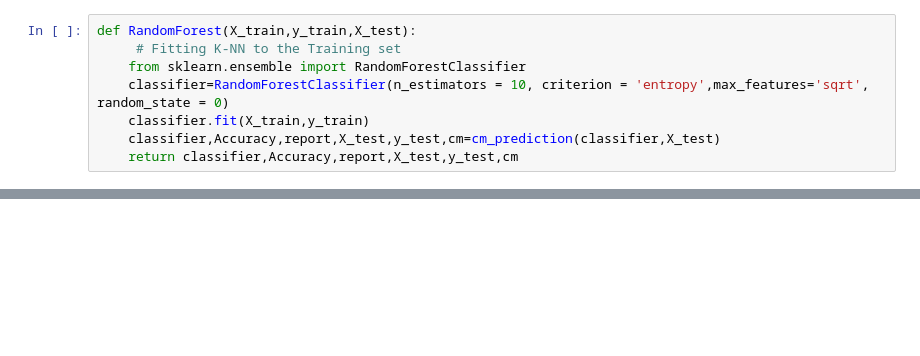
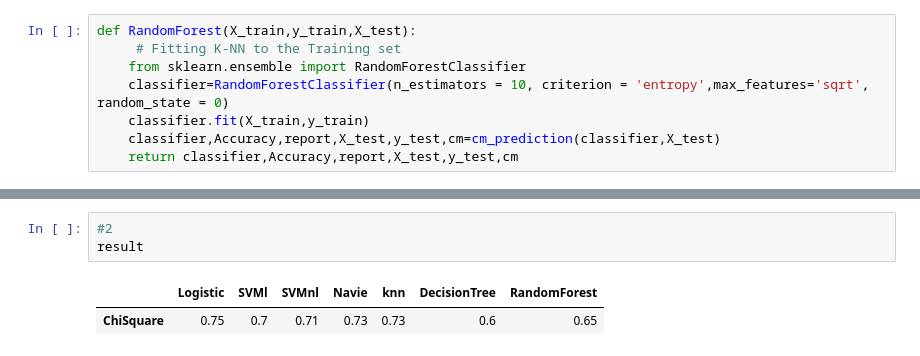
Before and after one commit to SusendherR/Machine-learning-Feature-Selection, a Jupyter notebook: Selectk_Classification.ipynb, the cells around one changed output, grey strips where cells are left out. Saved outputs shown, nothing was run; the diff lists cells and outputs as text; blank space fills up the shorter version.

```diff
--- a/Selectk_Classification.ipynb
+++ b/Selectk_Classification.ipynb
@@ -141,0 +198,6 @@ NameError: name 'classifier' is not defined
+# %%
+#2
+result
+# %% [output]
+|  | Logistic | SVMl | SVMnl | Navie | knn | DecisionTree | RandomForest |
+| ChiSquare | 0.75 | 0.7 | 0.71 | 0.73 | 0.73 | 0.6 | 0.65 |
```
Also changed, not shown: parts of 22 cells of this notebook, 1 other file.
